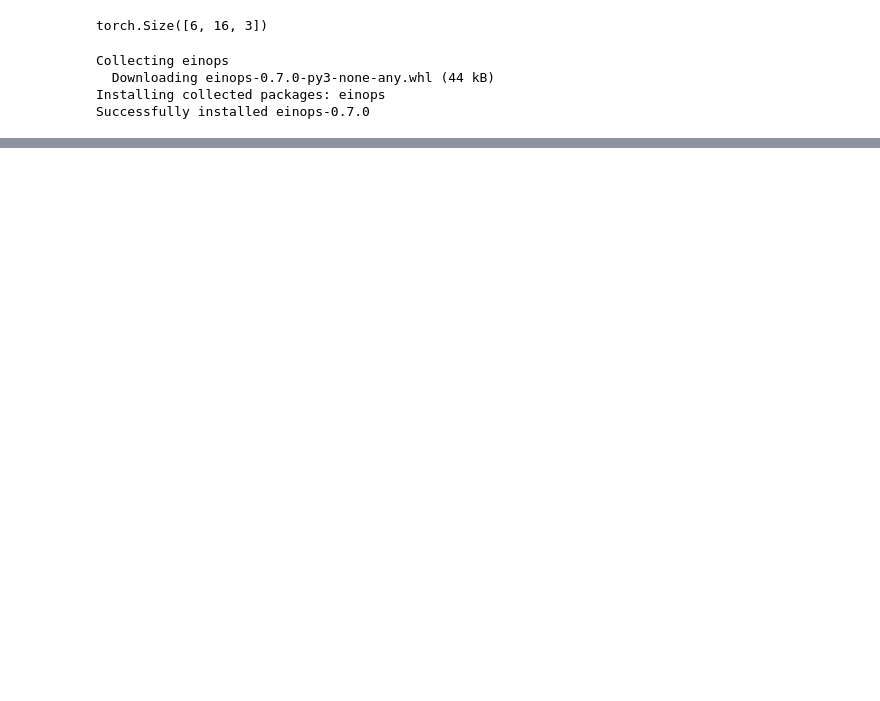
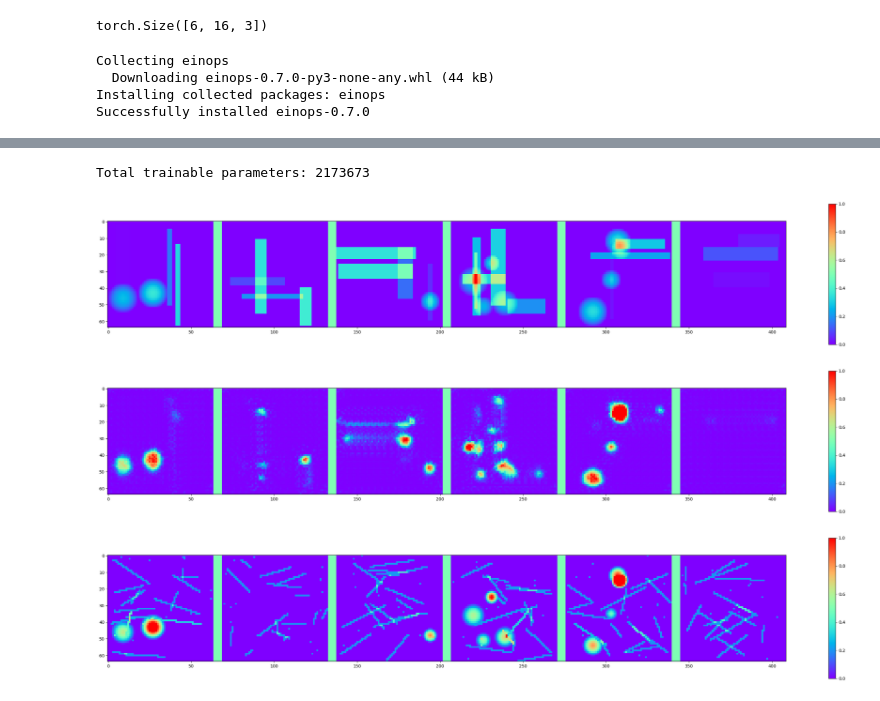
Before and after one commit to nanopiero/PREAC, a Jupyter notebook: TestPerceiver.ipynb, the cells around one changed output, grey strips where cells are left out. Drawn from its saved outputs; the diff is of its cells as text; code cells hidden in the pictures; blank space fills up the shorter version.

```diff
--- a/TestPerceiver.ipynb
+++ b/TestPerceiver.ipynb
@@ -864,11 +862,11 @@ voir_batch2D(full_target, 6, fig4, k=0, min_scale=0., max_scale=1.2)
 image_size = [64,64]
 channels = 1
 patch_size = 4
-d_model = 40
+d_model = 120
 mlp_expansion_ratio = 4
 d_ff = mlp_expansion_ratio * d_model
 n_heads = 4
-n_layers = 8
+n_layers = 12
 # %%
 import torch
 import torch.nn as nn
@@ -1267,7 +1257,21 @@ NameError: name 'torch' is not defined
+# %%
+def count_parameters(model):
+    return sum(p.numel() for p in model.parameters() if p.requires_grad)
+
+# Assuming you have an instance of your model
+
+total_params = count_parameters(model)
+
+print(f"Total trainable parameters: {total_params}")
+# %% [output]
+Total trainable parameters: 2173673
 # %%
 def criterion(output, target):
     return torch.mean((output - target)**2)
 
+def criterion(output, target):
+    return torch.abs((output - target)).mean()
+
 import torch.optim as optim
 optimizer = optim.Adam(model.parameters(), 10**(-4))
 # %%
@@ -1305,17 +1335,30 @@ for epoch in range(nepochs):
 # %%
 #visualization:
 
 model.eval()
 
-inputs, targets = gen(6)
-inputs = inputs.to(device)
-targets = targets.to(device)
+full_target, partial_target, noisy_images, traces, pairs_list = gen_image_with_pairs(6, n_pairs, n_points)
 
-outputs = model(inputs)
-print(outputs.shape)
+noisy_images = noisy_images.to(device)
+pairs_list = pairs_list.to(device)
+partial_target = partial_target.to(device)
+partial_target[:,:,2] += 0.2
+traces = set_tensor_values(traces, partial_target, 64)
+full_target = full_target.to(device)
+
+optimizer.zero_grad()  # Zero the gradients
+outputs = model(noisy_images, partial_target, pairs_list)  # Forward pass
+
+
 fig = plt.figure(0, figsize=(36, 6))  # first row: inputs
-voir_batch2D(inputs.cpu(), 6, fig, k=0, min_scale=0, max_scale=1)
+voir_batch2D(noisy_images.detach().cpu(), 6, fig, k=0, min_scale=0, max_scale=1)
+fig = plt.figure(0, figsize=(36, 6))  # second row: outputs
+voir_batch2D(outputs.detach().cpu(), 6, fig, k=0, min_scale=0, max_scale=1)
 fig2 = plt.figure(1, figsize=(36, 6))  # second row: ground truth
-voir_batch2D(targets.detach().cpu(), 6, fig2, k=0, min_scale=0, max_scale=1)
-fig3 = plt.figure(2, figsize=(36, 6))  # last row: outputs
-voir_batch2D(outputs.detach().cpu(), 6, fig2, k=0, min_scale=0, max_scale=1)
+full_target = full_target.detach().cpu()
+full_target[traces > 0] = traces[traces > 0 ]
+voir_batch2D(full_target.detach().cpu(), 6, fig2, k=0, min_scale=0, max_scale=1)
+# %% [output]
+[figure, added]
+[figure, added]
+[figure, added]
```
Also changed, not shown: parts of 11 cells of this notebook.
